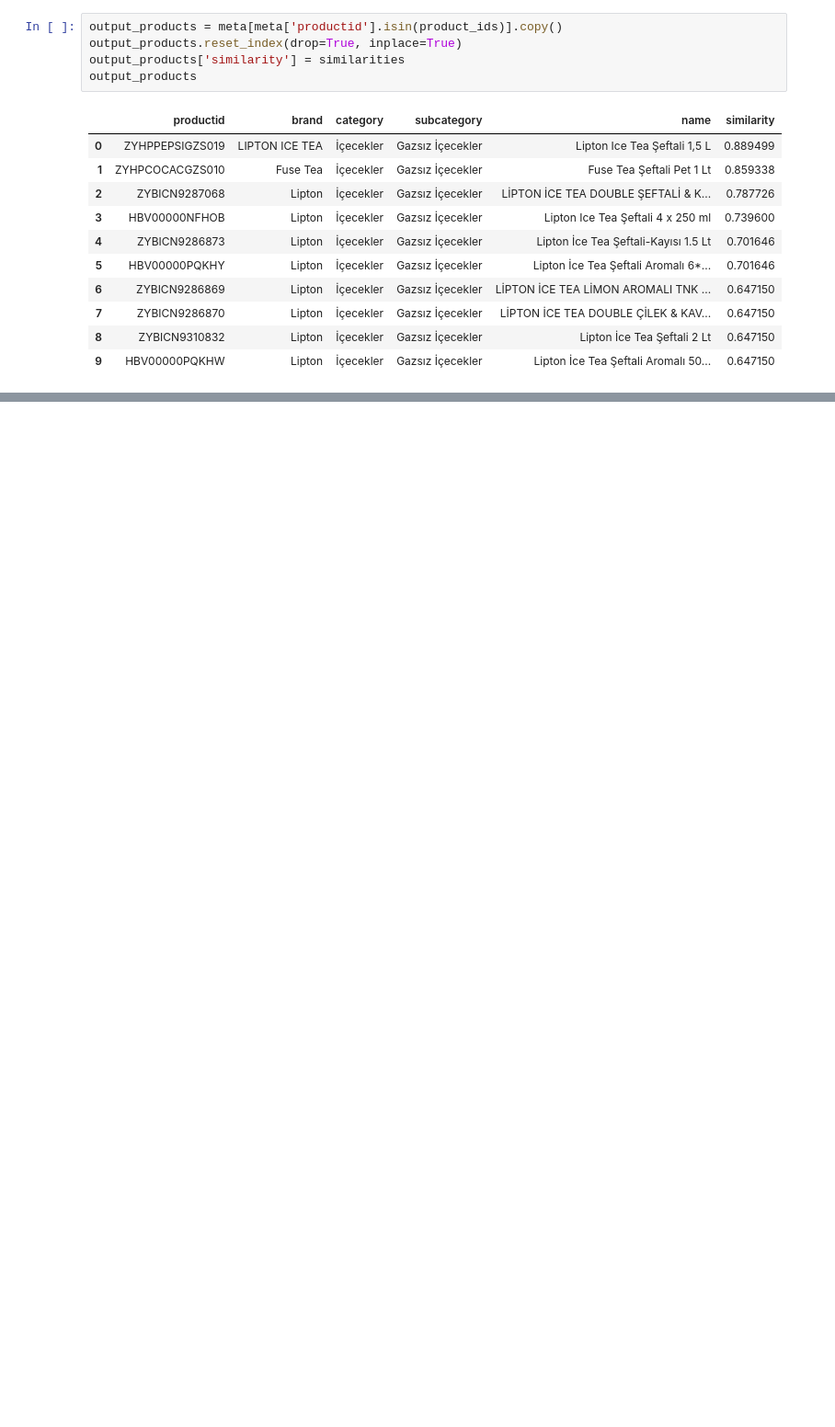
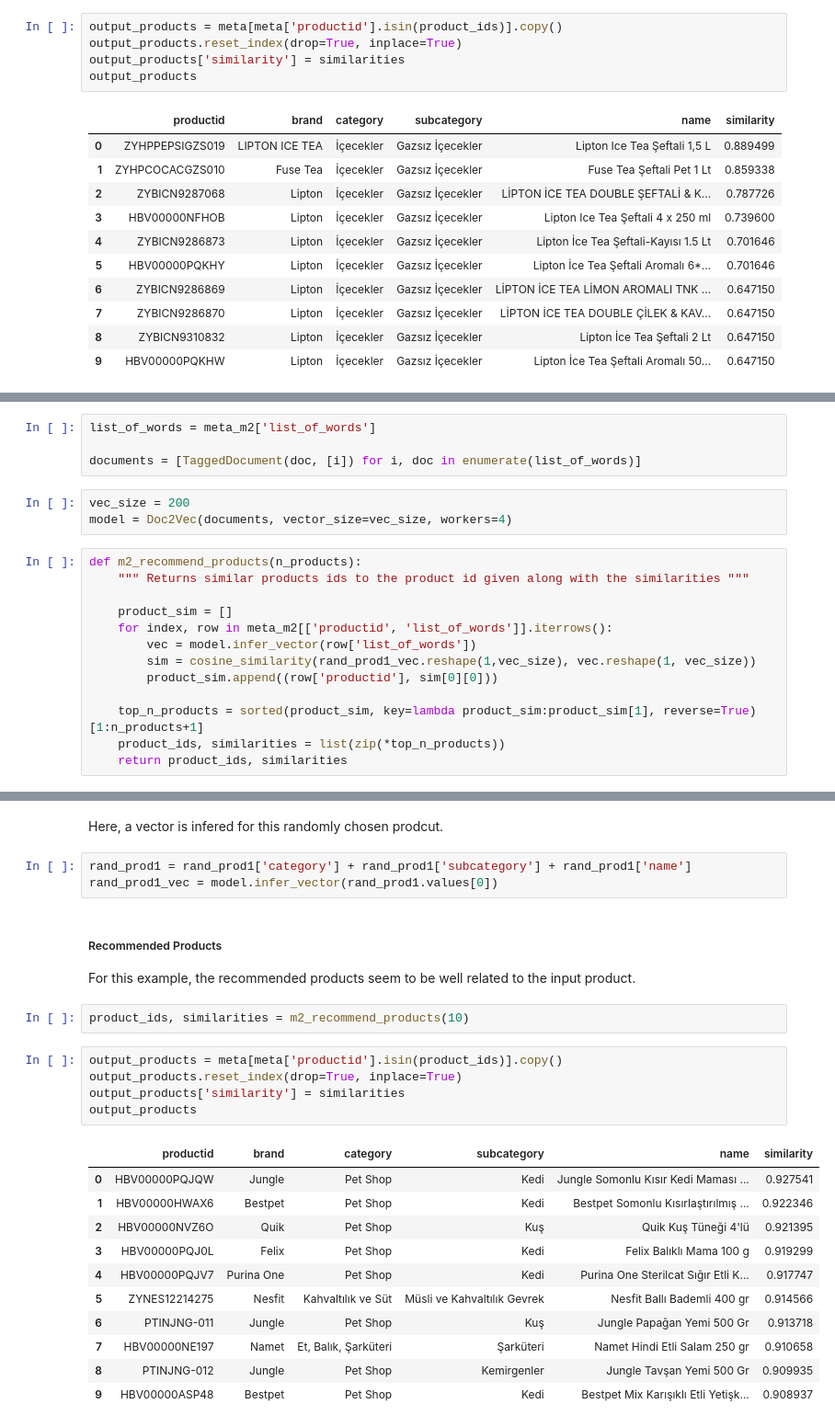
Before and after one commit to asimokby/recommendation-system-Hepsiburada, a Jupyter notebook: notebook.ipynb, the cells around one changed output, grey strips where cells are left out. Shown at 92% size. Cells and saved outputs as stored; diff of their text form; blank space fills up the shorter version.

Commit message:
add method 2 and an api to run an example

```diff
--- a/notebook.ipynb
+++ b/notebook.ipynb
@@ -439,0 +478,20 @@ output_products
+# %%
+list_of_words = meta_m2['list_of_words']
+
+documents = [TaggedDocument(doc, [i]) for i, doc in enumerate(list_of_words)]
+# %%
+vec_size = 200
+model = Doc2Vec(documents, vector_size=vec_size, workers=4)
+# %%
+def m2_recommend_products(n_products):
+    """ Returns similar products ids to the product id given along with the similarities """
+
+    product_sim = []
+    for index, row in meta_m2[['productid', 'list_of_words']].iterrows():
+        vec = model.infer_vector(row['list_of_words'])
+        sim = cosine_similarity(rand_prod1_vec.reshape(1,vec_size), vec.reshape(1, vec_size))
+        product_sim.append((row['productid'], sim[0][0]))
+
+    top_n_products = sorted(product_sim, key=lambda product_sim:product_sim[1], reverse=True)[1:n_products+1]
+    product_ids, similarities = list(zip(*top_n_products))
+    return product_ids, similarities
@@ -440 +508,29 @@ output_products
+# %% [markdown]
+Here, a vector is infered for this randomly chosen prodcut.
+# %%
+rand_prod1 = rand_prod1['category'] + rand_prod1['subcategory'] + rand_prod1['name']
+rand_prod1_vec = model.infer_vector(rand_prod1.values[0])
+# %% [markdown]
+##### Recommended Products
+
+For this example, the recommended products seem to be well related to the input product.
+# %%
+product_ids, similarities = m2_recommend_products(10)
+# %%
+output_products = meta[meta['productid'].isin(product_ids)].copy()
+output_products.reset_index(drop=True, inplace=True)
+output_products['similarity'] = similarities
+output_products
+# %% [output]
+|  | productid | brand | category | subcategory | name | similarity |
+| 0 | HBV00000PQJQW | Jungle | Pet Shop | Kedi | Jungle Somonlu Kısır Kedi Maması ... | 0.927541 |
+| 1 | HBV00000HWAX6 | Bestpet | Pet Shop | Kedi | Bestpet Somonlu Kısırlaştırılmış ... | 0.922346 |
+| 2 | HBV00000NVZ6O | Quik | Pet Shop | Kuş | Quik Kuş Tüneği 4'lü | 0.921395 |
+| 3 | HBV00000PQJ0L | Felix | Pet Shop | Kedi | Felix Balıklı Mama 100 g | 0.919299 |
+| 4 | HBV00000PQJV7 | Purina One | Pet Shop | Kedi | Purina One Sterilcat Sığır Etli K... | 0.917747 |
+| 5 | ZYNES12214275 | Nesfit | Kahvaltılık ve Süt | Müsli ve Kahvaltılık Gevrek | Nesfit Ballı Bademli 400 gr | 0.914566 |
+| 6 | PTINJNG-011 | Jungle | Pet Shop | Kuş | Jungle Papağan Yemi 500 Gr | 0.913718 |
+| 7 | HBV00000NE197 | Namet | Et, Balık, Şarküteri | Şarküteri | Namet Hindi Etli Salam 250 gr | 0.910658 |
+| 8 | PTINJNG-012 | Jungle | Pet Shop | Kemirgenler | Jungle Tavşan Yemi 500 Gr | 0.909935 |
+| 9 | HBV00000ASP48 | Bestpet | Pet Shop | Kedi | Bestpet Mix Karışıklı Etli Yetişk... | 0.908937 |
 # %% [markdown]
```
Also changed, not shown: parts of 39 cells of this notebook, 5 other files.
